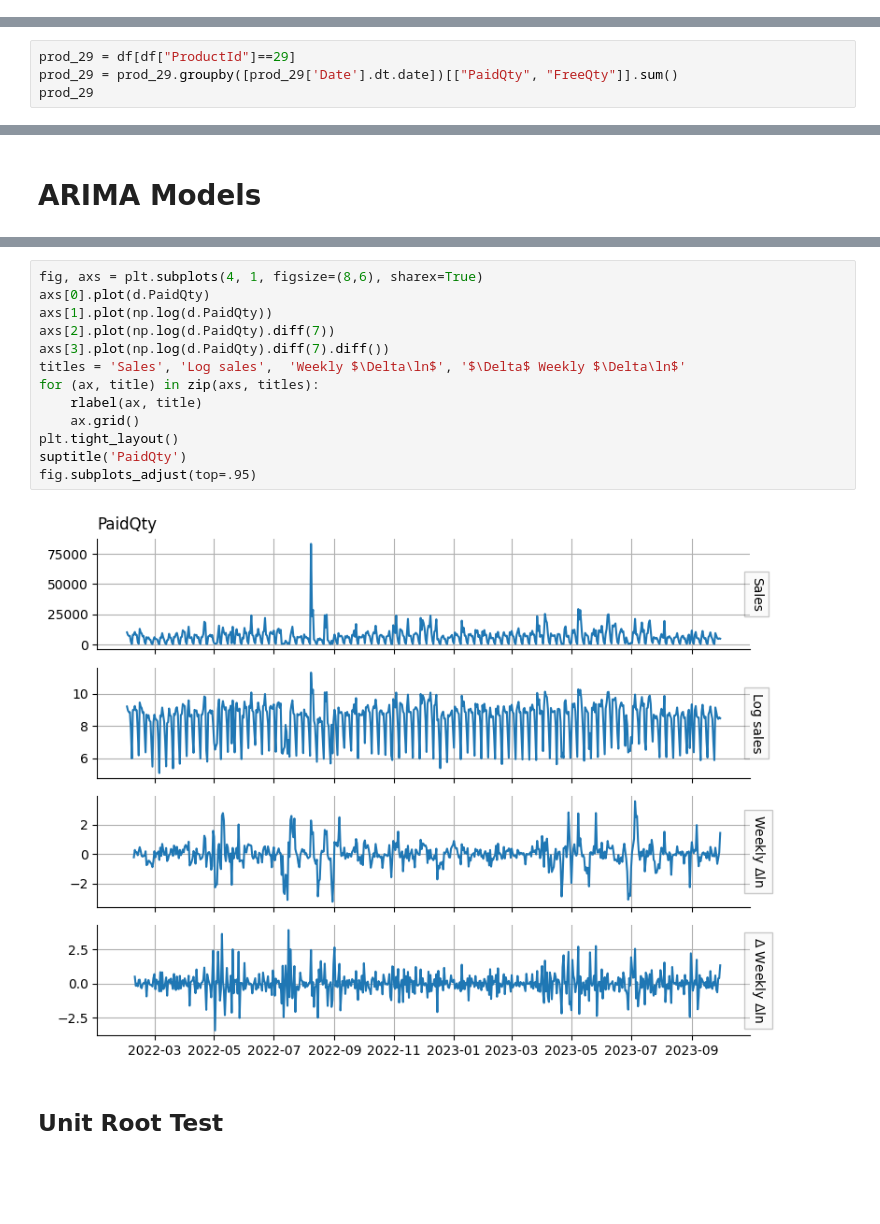
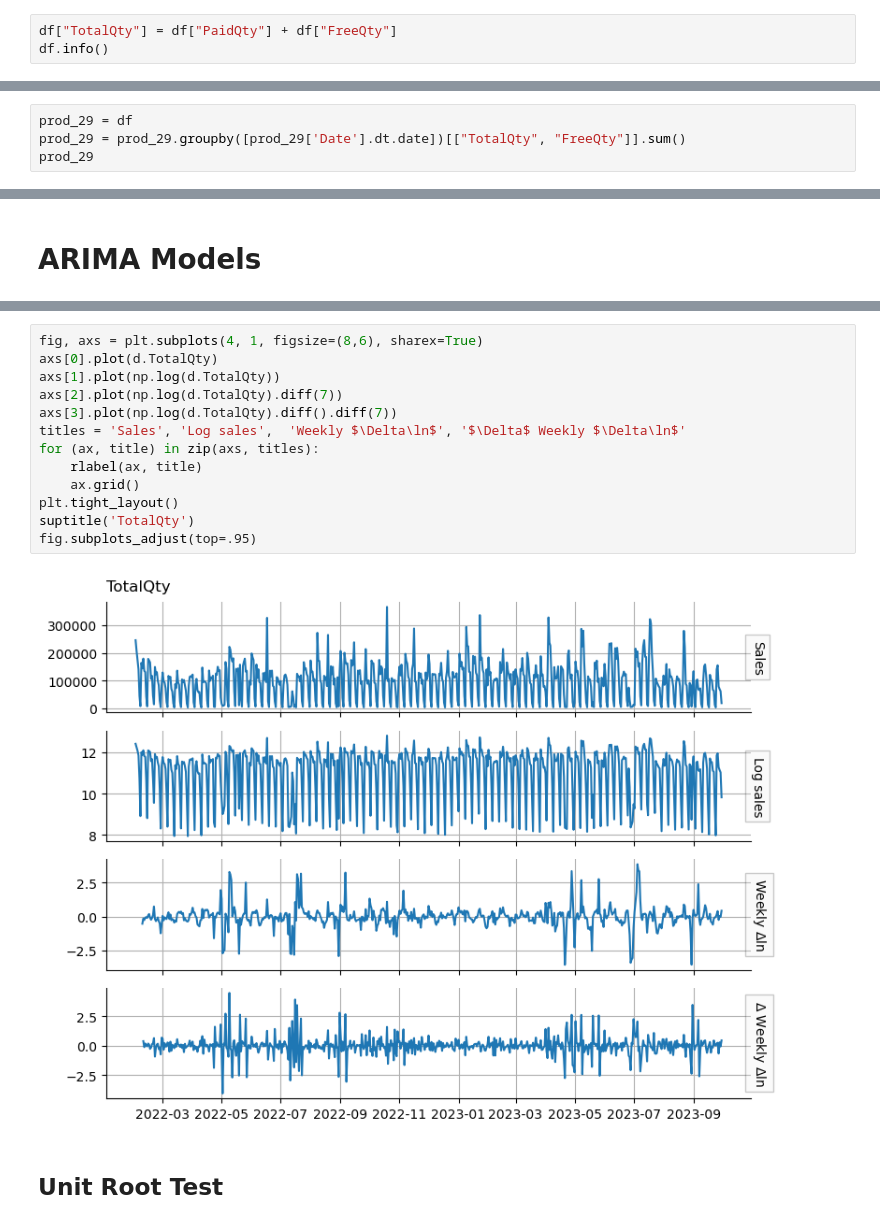
Before and after one commit to ayigitdogan/PharmaProject, a Jupyter notebook: ts_analysis.ipynb, the cells around one changed output, grey strips where cells are left out. Saved outputs shown, nothing was run; the diff lists cells and outputs as text; blank space fills up the shorter version.

```diff
--- a/ts_analysis.ipynb
+++ b/ts_analysis.ipynb
@@ -44,0 +25,3 @@ memory usage: 1.2+ GB
+# %%
+df["TotalQty"] = df["PaidQty"] + df["FreeQty"]
+df.info()
@@ -127,7 +125,7 @@ Notes:
 # %% [markdown]
 # Single Product & Daily Aggregation
 # %%
-prod_29 = df[df["ProductId"]==29]
-prod_29 = prod_29.groupby([prod_29['Date'].dt.date])[["PaidQty", "FreeQty"]].sum()
+prod_29 = df
+prod_29 = prod_29.groupby([prod_29['Date'].dt.date])[["TotalQty", "FreeQty"]].sum()
 prod_29
 # %% [output]
@@ -303,18 +303,18 @@ plt.tight_layout()
 # %%
 fig, axs = plt.subplots(4, 1, figsize=(8,6), sharex=True)
-axs[0].plot(d.PaidQty)
-axs[1].plot(np.log(d.PaidQty))
-axs[2].plot(np.log(d.PaidQty).diff(7))
-axs[3].plot(np.log(d.PaidQty).diff(7).diff())
+axs[0].plot(d.TotalQty)
+axs[1].plot(np.log(d.TotalQty))
+axs[2].plot(np.log(d.TotalQty).diff(7))
+axs[3].plot(np.log(d.TotalQty).diff().diff(7))
 titles = 'Sales', 'Log sales',  'Weekly $\Delta\ln$', '$\Delta$ Weekly $\Delta\ln$'
 for (ax, title) in zip(axs, titles):
     rlabel(ax, title)
     ax.grid()
 plt.tight_layout()
-suptitle('PaidQty')
+suptitle('TotalQty')
 fig.subplots_adjust(top=.95)
 # %% [output]
-[figure, old version]
+[figure, new version]
 # %% [markdown]
 ## Unit Root Test
 # %%
```
Also changed, not shown: parts of 28 cells of this notebook.
